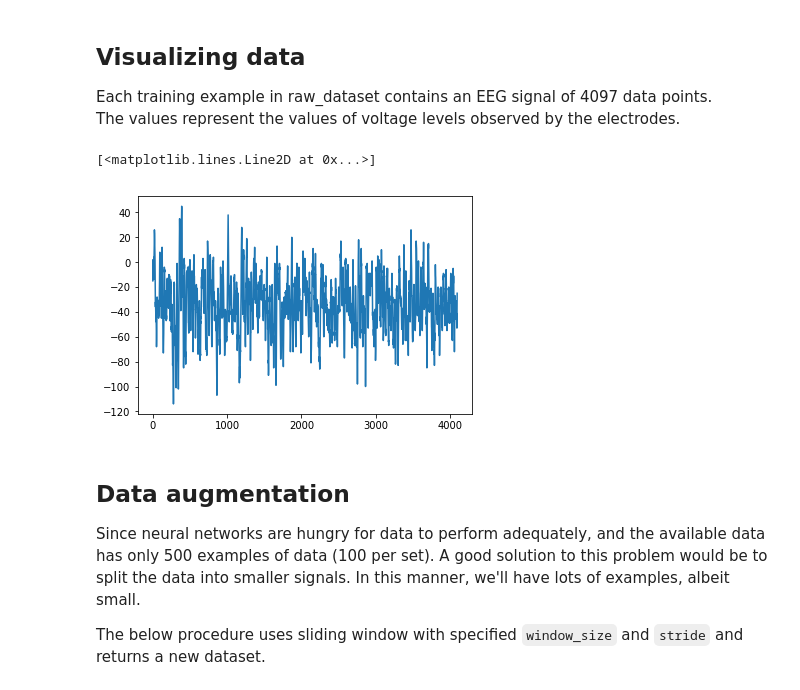
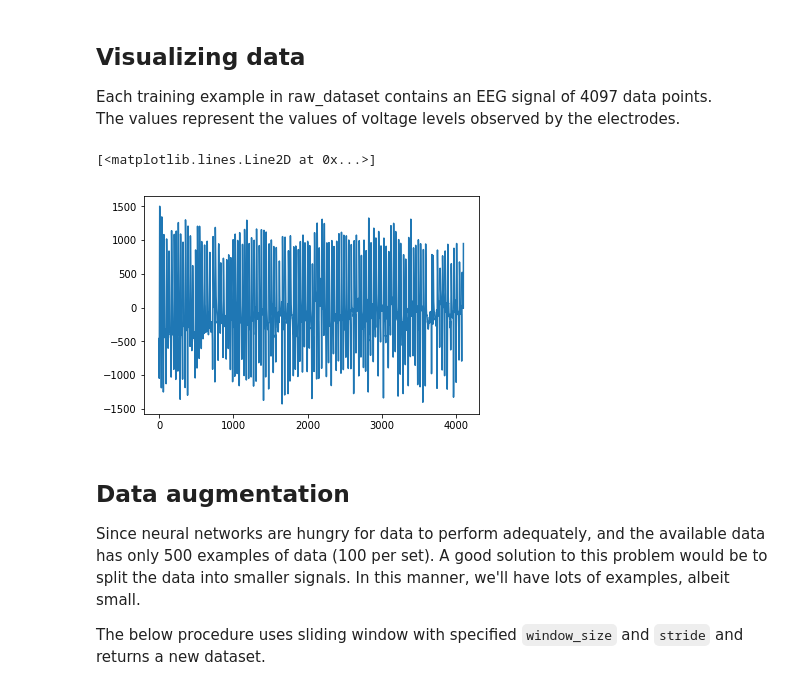
Before and after one commit to iqaan/epilepsy-cnn, a Jupyter notebook: dataset/read-and-visualize-data.ipynb, the cells around one changed output. Drawn from its saved outputs; the diff is of its cells as text; code cells hidden in the pictures.

```diff
--- a/dataset/read-and-visualize-data.ipynb
+++ b/dataset/read-and-visualize-data.ipynb
@@ -69,12 +70,12 @@ import matplotlib.pyplot as plt
 Each training example in raw_dataset contains an EEG signal of 4097 data points.<br>
 The values represent the values of voltage levels observed by the electrodes.<br>
 # %%
-s = 'D'
-index = 42
+s = 'E'
+index = 40
 plt.plot(raw_dataset[s][index])
 # %% [output]
 [<matplotlib.lines.Line2D at 0x...>]
-[figure, old version]
+[figure, new version]
 # %% [markdown]
 ## Data augmentation
 
```
Also changed, not shown: parts of 8 cells of this notebook.
